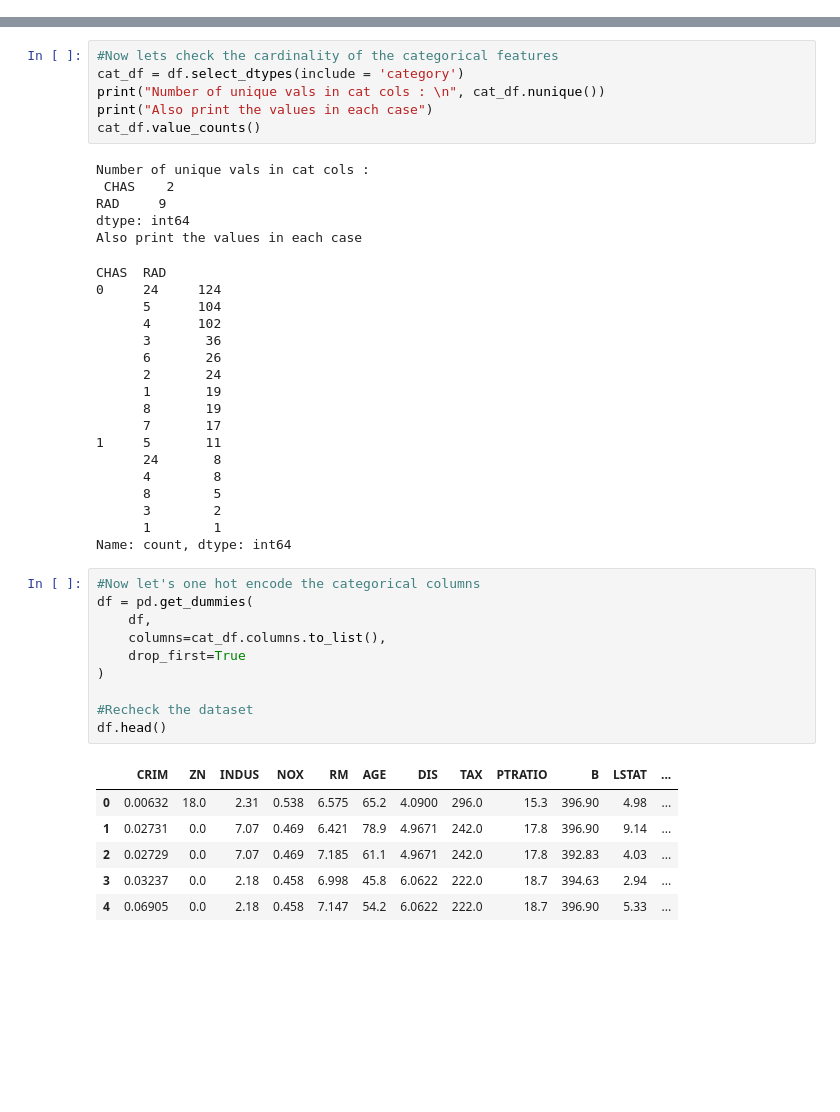
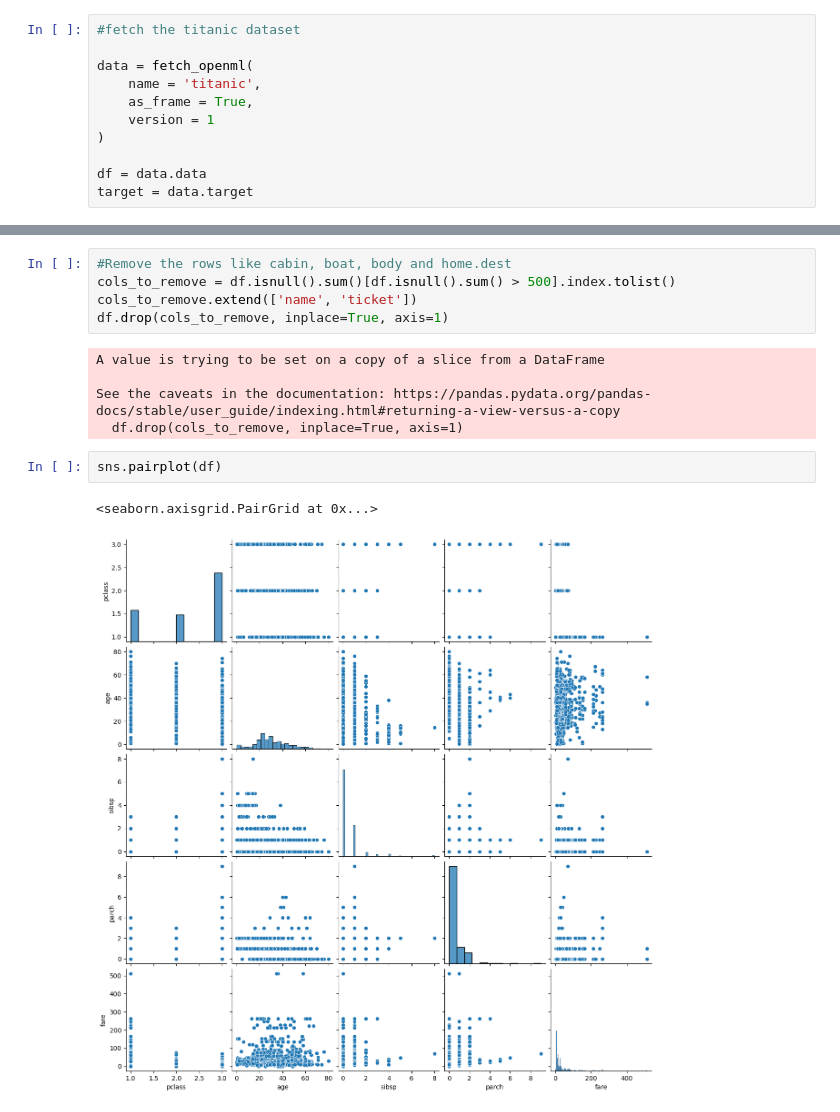
Before and after one commit to bhaskarmulik/basic_ml, a Jupyter notebook: tinkercad.ipynb, the cells around one changed output, grey strips where cells are left out. Saved outputs shown, nothing was run; the diff lists cells and outputs as text; blank space fills up the shorter version.

Commit message:
Worked on titanic for logistic

```diff
--- a/tinkercad.ipynb
+++ b/tinkercad.ipynb
@@ -18,0 +8,11 @@ df = df.data
+# %%
+#fetch the titanic dataset
+
+data = fetch_openml(
+    name = 'titanic',
+    as_frame = True,
+    version = 1
+)
+
+df = data.data
+target = data.target
@@ -58,47 +67,16 @@ LSTAT      0
 dtype: int64
-# %%
-#Now lets check the cardinality of the categorical features
-cat_df = df.select_dtypes(include = 'category')
-print("Number of unique vals in cat cols : \n", cat_df.nunique())
-print("Also print the values in each case")
-cat_df.value_counts()
-# %% [output]
-Number of unique vals in cat cols :
- CHAS    2
-RAD     9
-dtype: int64
-Also print the values in each case
-CHAS  RAD
-0     24     124
-      5      104
-      4      102
-      3       36
-      6       26
-      2       24
-      1       19
-      8       19
-      7       17
-1     5       11
-      24       8
-      4        8
-      8        5
-      3        2
-      1        1
-Name: count, dtype: int64
-# %%
-#Now let's one hot encode the categorical columns
-df = pd.get_dummies(
-    df,
-    columns=cat_df.columns.to_list(),
-    drop_first=True
-)
-
-#Recheck the dataset
-df.head()
-# %% [output]
-|  | CRIM | ZN | INDUS | NOX | RM | AGE | DIS | TAX | PTRATIO | B | LSTAT | ... |
-| 0 | 0.00632 | 18.0 | 2.31 | 0.538 | 6.575 | 65.2 | 4.0900 | 296.0 | 15.3 | 396.90 | 4.98 | ... |
-| 1 | 0.02731 | 0.0 | 7.07 | 0.469 | 6.421 | 78.9 | 4.9671 | 242.0 | 17.8 | 396.90 | 9.14 | ... |
-| 2 | 0.02729 | 0.0 | 7.07 | 0.469 | 7.185 | 61.1 | 4.9671 | 242.0 | 17.8 | 392.83 | 4.03 | ... |
-| 3 | 0.03237 | 0.0 | 2.18 | 0.458 | 6.998 | 45.8 | 6.0622 | 222.0 | 18.7 | 394.63 | 2.94 | ... |
-| 4 | 0.06905 | 0.0 | 2.18 | 0.458 | 7.147 | 54.2 | 6.0622 | 222.0 | 18.7 | 396.90 | 5.33 | ... |
+# %%
+#Remove the rows like cabin, boat, body and home.dest
+cols_to_remove = df.isnull().sum()[df.isnull().sum() > 500].index.tolist()
+cols_to_remove.extend(['name', 'ticket'])
+df.drop(cols_to_remove, inplace=True, axis=1)
+# %% [output]
+A value is trying to be set on a copy of a slice from a DataFrame
+
+See the caveats in the documentation: https://pandas.pydata.org/pandas-docs/stable/user_guide/indexing.html#returning-a-view-versus-a-copy
+  df.drop(cols_to_remove, inplace=True, axis=1)
+# %%
+sns.pairplot(df)
+# %% [output]
+<seaborn.axisgrid.PairGrid at 0x...>
+[figure, added]
```
Also changed, not shown: parts of 7 cells of this notebook, 1 other file.
